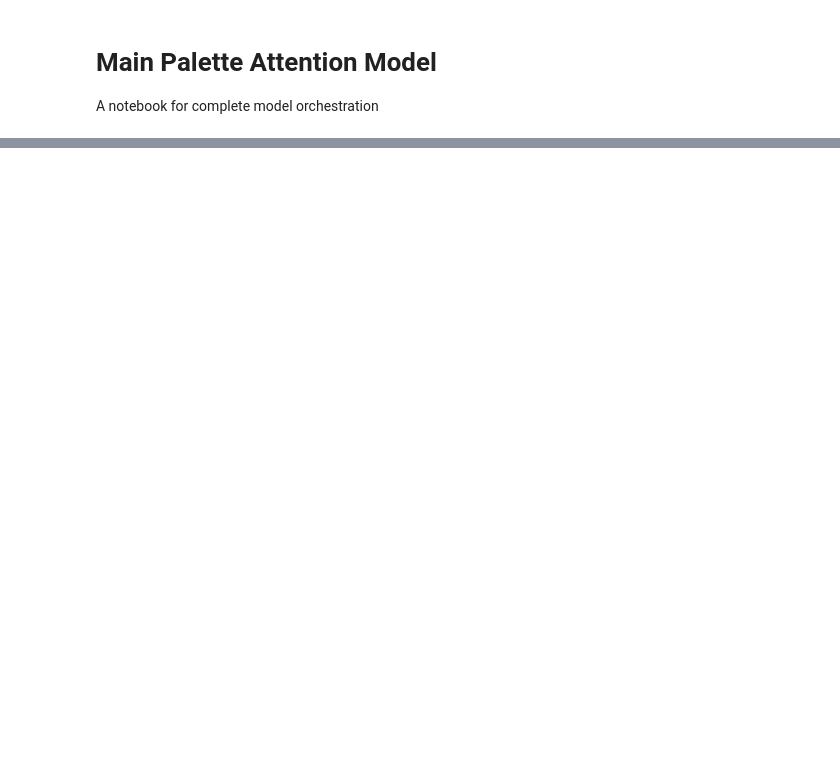
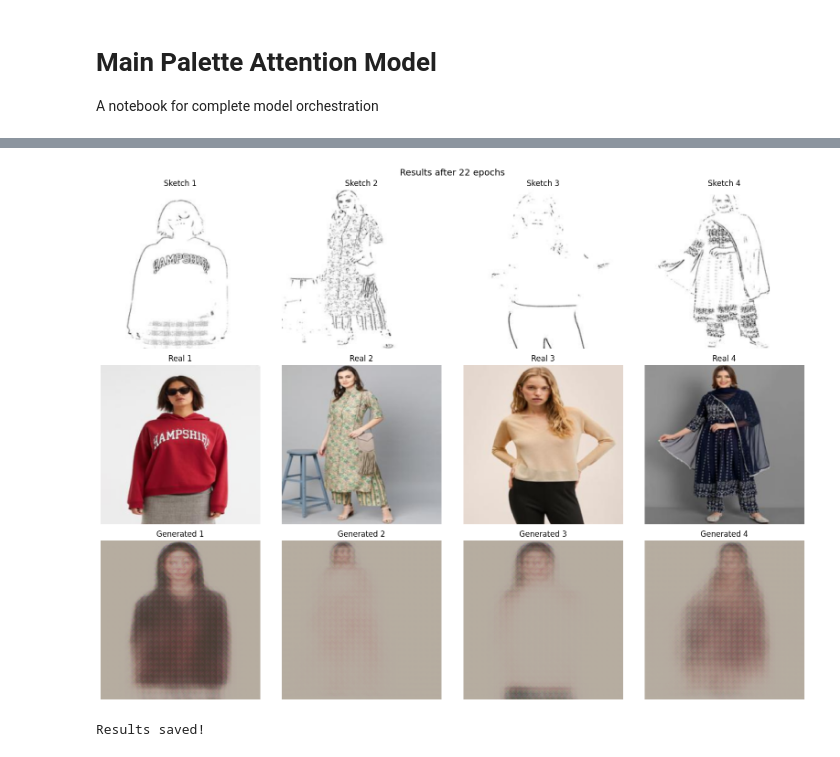
Before and after one commit to Manjushwarofficial/Palette-Attention-Model, a Jupyter notebook: train.ipynb, the cells around one changed output, grey strips where cells are left out. Saved outputs shown, nothing was run; the diff lists cells and outputs as text; code cells hidden in the pictures; blank space fills up the shorter version.

```diff
--- a/train.ipynb
+++ b/train.ipynb
@@ -479,0 +587,52 @@ print(f"Best val loss : {best_val_loss:.4f} at epoch {best_epoch}")
+# %%
+# Cell 11 — Visual check after training
+from torchvision.utils import make_grid
+
+def denormalize(tensor):
+    mean = torch.tensor([0.485, 0.456, 0.406]).view(3,1,1).to(tensor.device)
+    std  = torch.tensor([0.229, 0.224, 0.225]).view(3,1,1).to(tensor.device)
+    return torch.clamp(tensor * std + mean, 0, 1)
+
+# load best model
+checkpoint = torch.load('/kaggle/working/checkpoints/best_model.pt',
+                        map_location=device)
+model.load_state_dict(checkpoint['model_state'])
+model.eval()
+print(f"Loaded best model from epoch {checkpoint['epoch']}")
+print(f"Best val loss: {checkpoint['val_loss']:.4f}")
+
+batch        = next(iter(val_loader))
+sketches     = batch['sketch'].to(device)
+images       = batch['image'].to(device)
+colour_idx   = batch['colour_idx'].to(device)
+category_idx = batch['category_idx'].to(device)
+
+with torch.no_grad():
+    outfits, _, _, _ = model(sketches, colour_idx, category_idx)
+
+fig, axes = plt.subplots(3, 4, figsize=(16, 12))
+
+for i in range(4):
+    # sketch
+    axes[0][i].imshow(sketches[i].cpu().squeeze(), cmap='gray')
+    axes[0][i].set_title(f'Sketch {i+1}')
+    axes[0][i].axis('off')
+
+    # real outfit
+    real_np = denormalize(images[i].cpu()).permute(1,2,0).numpy()
+    axes[1][i].imshow(real_np)
+    axes[1][i].set_title(f'Real {i+1}')
+    axes[1][i].axis('off')
+
+    # generated outfit
+    gen_np = denormalize(outfits[i].cpu()).permute(1,2,0).numpy()
+    axes[2][i].imshow(gen_np)
+    axes[2][i].set_title(f'Generated {i+1}')
+    axes[2][i].axis('off')
+
+plt.suptitle(f'Results after {checkpoint["epoch"]} epochs', fontsize=14)
+plt.tight_layout()
+plt.savefig('/kaggle/working/trained_results.png', dpi=150, bbox_inches='tight')
+plt.show()
+print("Results saved!")
+# %% [output]
@@ -479,0 +641,2 @@ print(f"Best val loss : {best_val_loss:.4f} at epoch {best_epoch}")
+[figure, added]
+Results saved!
```
Also changed, not shown: parts of 11 cells of this notebook.
